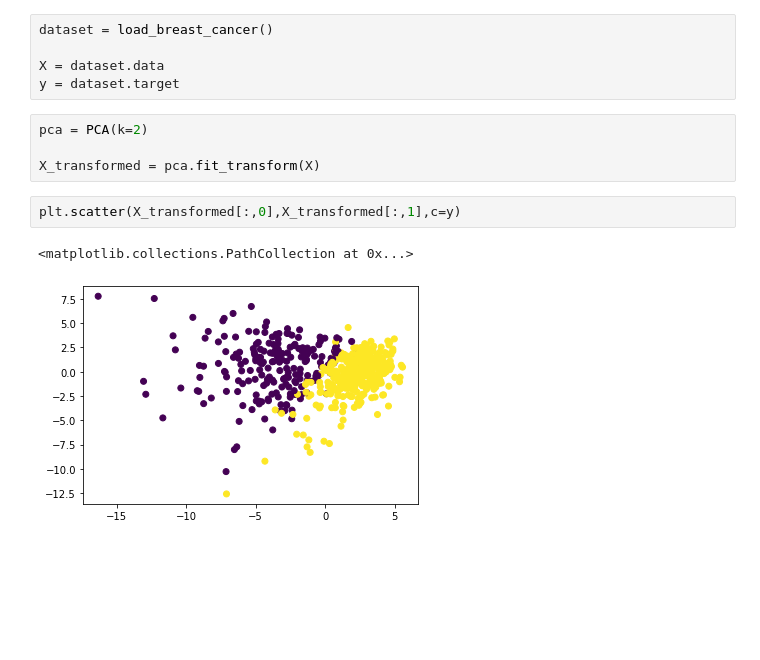
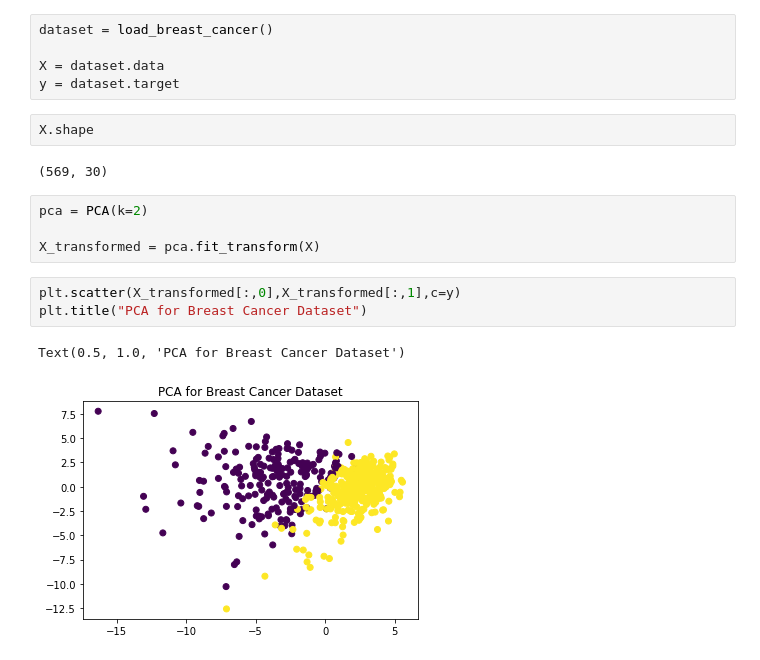
Before and after one commit to omerkolcak/Machine-Learning-Algorithms-from-Scratch, a Jupyter notebook: Unsupervised Learning/1 - Principal Component Analysis/Test.ipynb, the cells around one changed output. Cells and saved outputs as stored; diff of their text form; blank space fills up the shorter version.

Commit message:
readme images

```diff
--- a/Unsupervised Learning/1 - Principal Component Analysis/Test.ipynb
+++ b/Unsupervised Learning/1 - Principal Component Analysis/Test.ipynb
@@ -26,12 +26,17 @@ dataset = load_breast_cancer()
 
 X = dataset.data
 y = dataset.target
+# %%
+X.shape
+# %% [output]
+(569, 30)
 # %%
 pca = PCA(k=2)
 
 X_transformed = pca.fit_transform(X)
 # %%
 plt.scatter(X_transformed[:,0],X_transformed[:,1],c=y)
+plt.title("PCA for Breast Cancer Dataset")
 # %% [output]
-<matplotlib.collections.PathCollection at 0x...>
+Text(0.5, 1.0, 'PCA for Breast Cancer Dataset')
-[figure, old version]
+[figure, new version]
```
Also changed, not shown: 1 other file.
